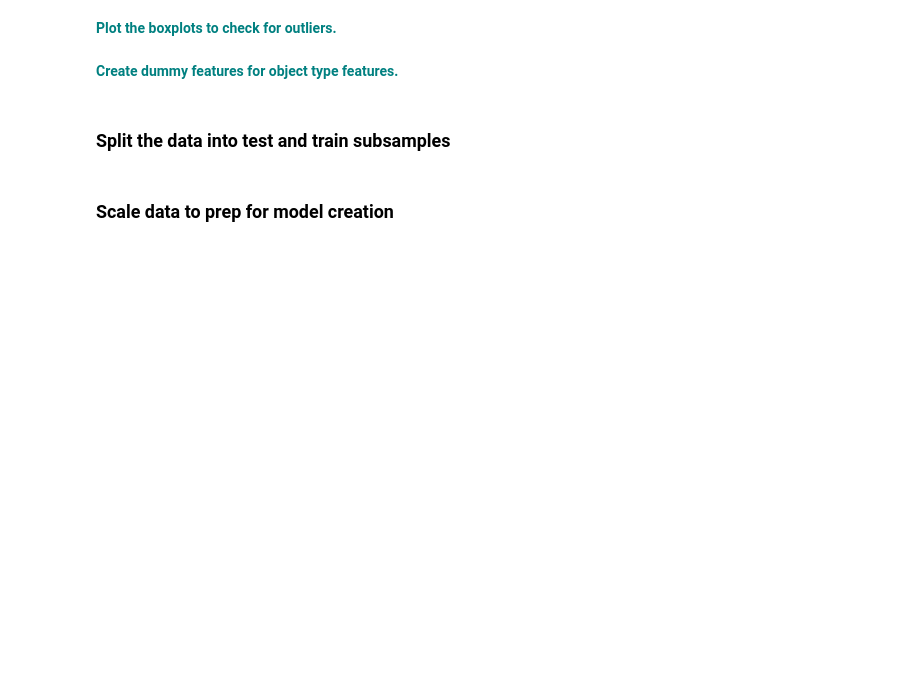
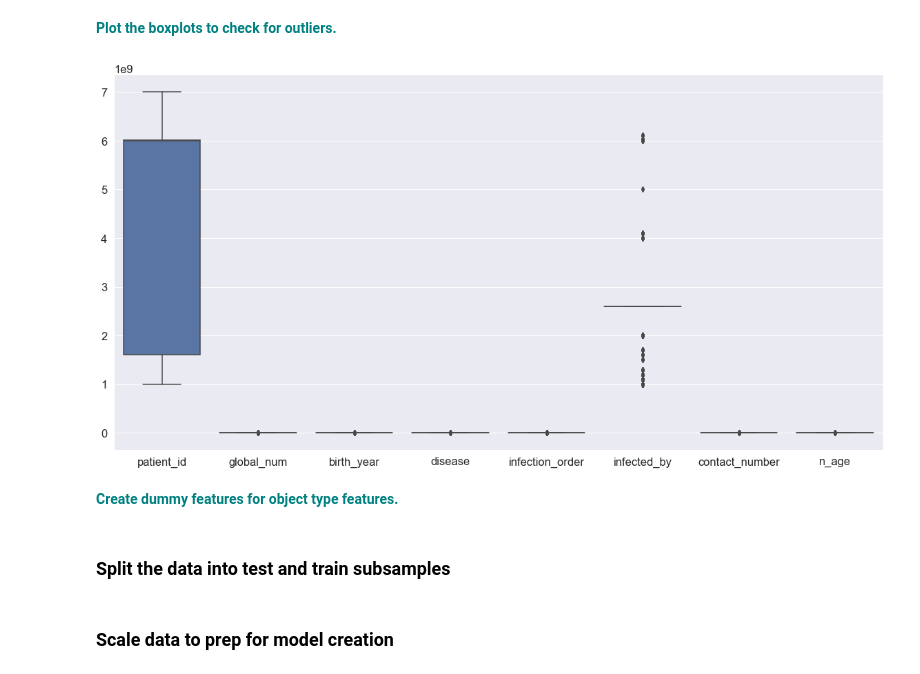
Before and after one commit to Erik1120/SpringboardProject, a Jupyter notebook: RandomForestCovid/RandomForest_casestudy_covid19.ipynb, the cells around one changed output. Cells and saved outputs as stored; diff of their text form; code cells hidden in the pictures; blank space fills up the shorter version.

```diff
--- a/RandomForestCovid/RandomForest_casestudy_covid19.ipynb
+++ b/RandomForestCovid/RandomForest_casestudy_covid19.ipynb
@@ -116,0 +237,4 @@ df.info()
+# %%
+# Round and Add n_age column
+df['birth_year'] = df['birth_year'].apply(np.ceil)
+df['n_age'] = datetime.now().year - df.birth_year
@@ -116,0 +296,4 @@ df.info()
+# %%
+NOPrediction = df[~df.state.isna()]
+NOPrediction = NOPrediction.drop(['symptom_onset_date','confirmed_date','released_date','deceased_date'],axis =1)
+NOPrediction.head()
@@ -116,0 +337,7 @@ df.info()
+# %%
+features = ['patient_id', 'global_num', 'sex', 'birth_year', 'age', 'country',
+       'province', 'city', 'disease', 'infection_case', 'infection_order',
+       'infected_by', 'contact_number', 'n_age']
+
+X = NOPrediction[features]
+y = NOPrediction.state
@@ -152,2 +472,8 @@ vn
 # %% [markdown]
 **<font color='teal'> Plot the correlation heat map for the features.</font>**
+# %%
+# Make a heatmap of the data
+sns.set()
+plt.figure(figsize=(40,20))
+sns.set(font_scale = 3)
+sns.heatmap(X.corr() ,annot=True, linewidths=.5, annot_kws={"size":20}, square=True, cmap='RdYlGn')
@@ -154,4 +483,11 @@ vn
 # %% [markdown]
 **<font color='teal'> Plot the boxplots to check for outliers. </font>**
+# %%
+sns.set(font_scale=1.5)
+_ = plt.figure(figsize=(20,10))
+_ = sns.boxplot(data = X)
+plt.show()
+# %% [output]
+[figure, added]
 # %% [markdown]
 **<font color='teal'> Create dummy features for object type features. </font>**
```
Also changed, not shown: parts of 39 cells of this notebook, 1 other file.
